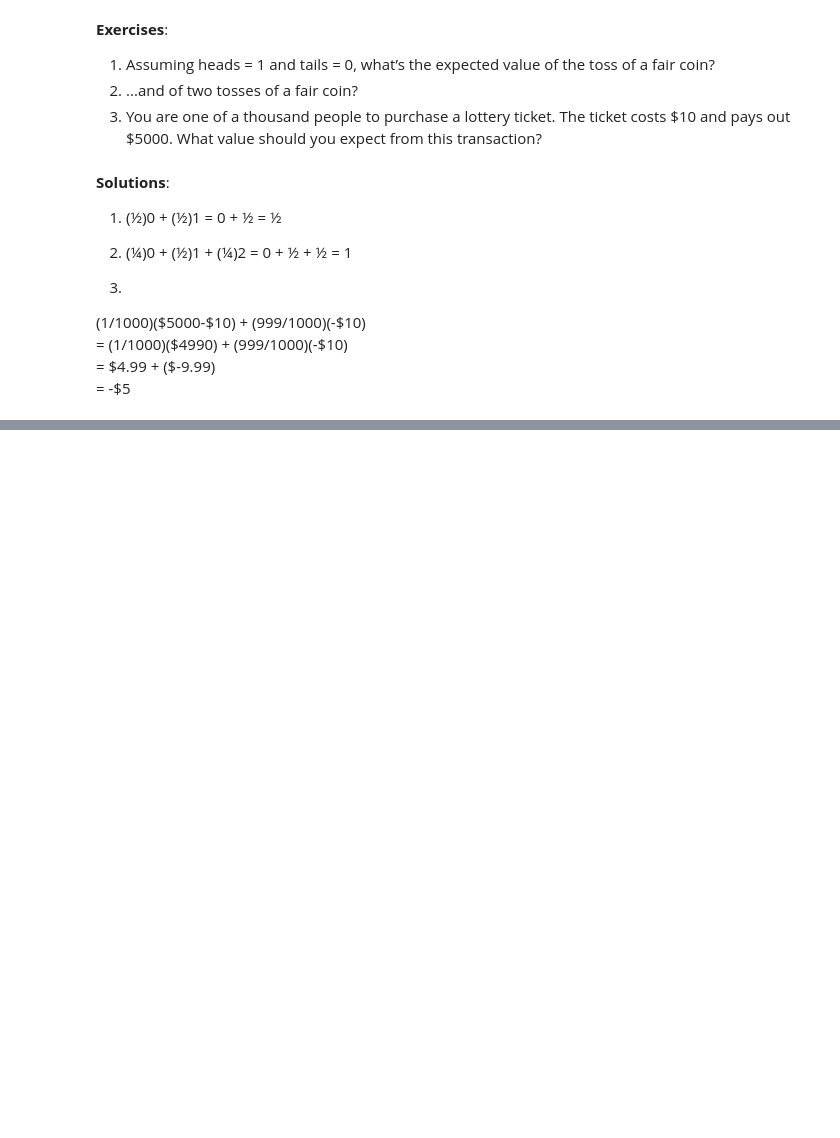
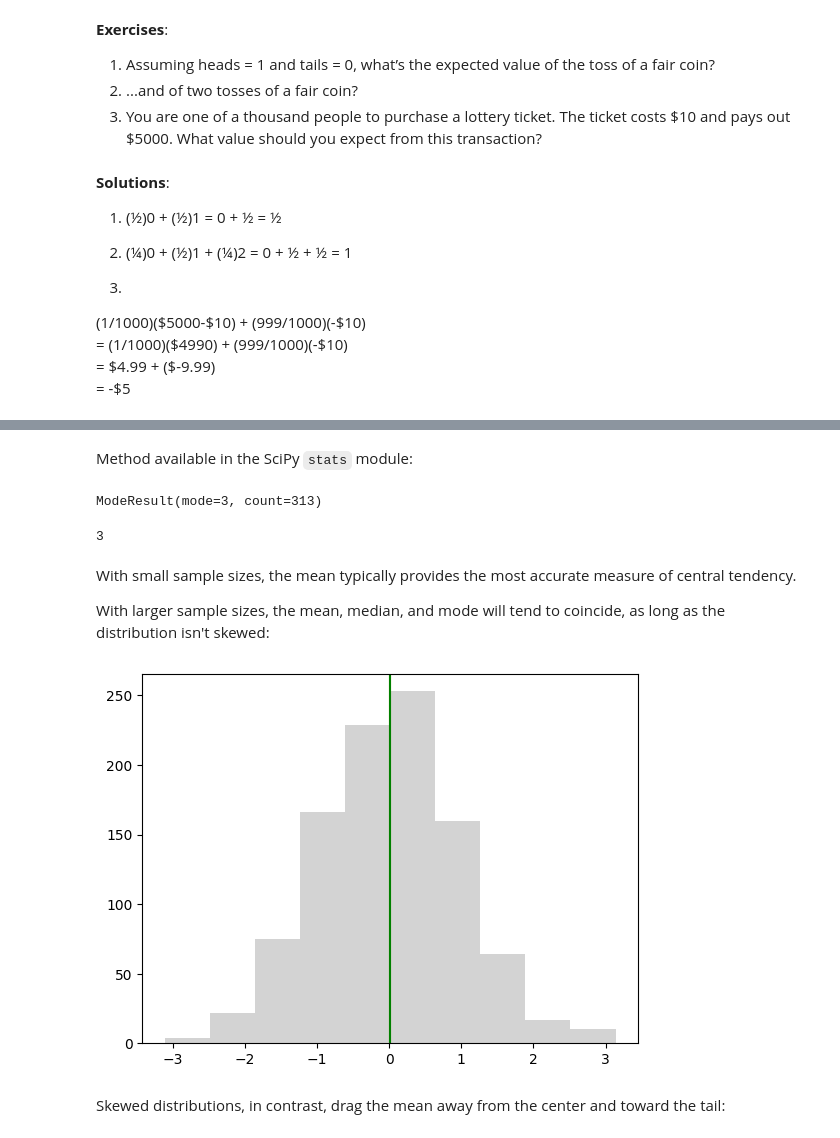
Before and after one commit to deenadayalanai/Machine-Learning-Foundations, a Jupyter notebook: Probability_&_Information_Theory.ipynb, the cells around one changed output, grey strips where cells are left out. Cells and saved outputs as stored; diff of their text form; code cells hidden in the pictures; blank space fills up the shorter version.

```diff
--- a/Probability_&_Information_Theory.ipynb
+++ b/Probability_&_Information_Theory.ipynb
@@ -198,0 +281,26 @@ E
+# %% [markdown]
+Method available in the SciPy `stats` module:
+# %%
+st.mode(heads_count)
+# %% [output]
+ModeResult(mode=3, count=313)
+# %%
+st.mode(heads_count)[0]
+# %% [output]
+3
+# %% [markdown]
+With small sample sizes, the mean typically provides the most accurate measure of central tendency.
+
+With larger sample sizes, the mean, median, and mode will tend to coincide, as long as the distribution isn't skewed:
+# %%
+x = st.skewnorm.rvs(0, size=1000) # first argument is "skewness"; 0 has no skew
+# %%
+fig, ax = plt.subplots()
+plt.axvline(x = np.mean(x), color='orange')
+plt.axvline(x = np.median(x), color='green')
+_ = plt.hist(x, color = 'lightgray')
+# Note: Mode typically only applies to PMFs; this is a PDF
+# %% [output]
+[figure, added]
+# %% [markdown]
+Skewed distributions, in contrast, drag the mean away from the center and toward the tail:
```
Also changed, not shown: parts of 37 cells of this notebook.
